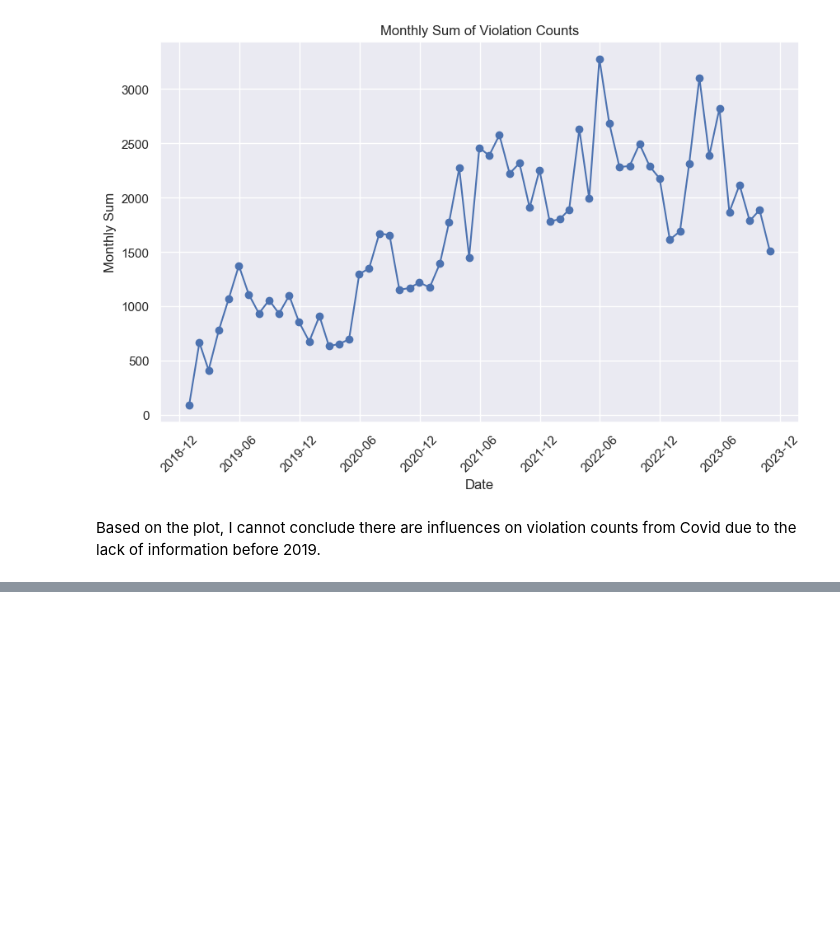
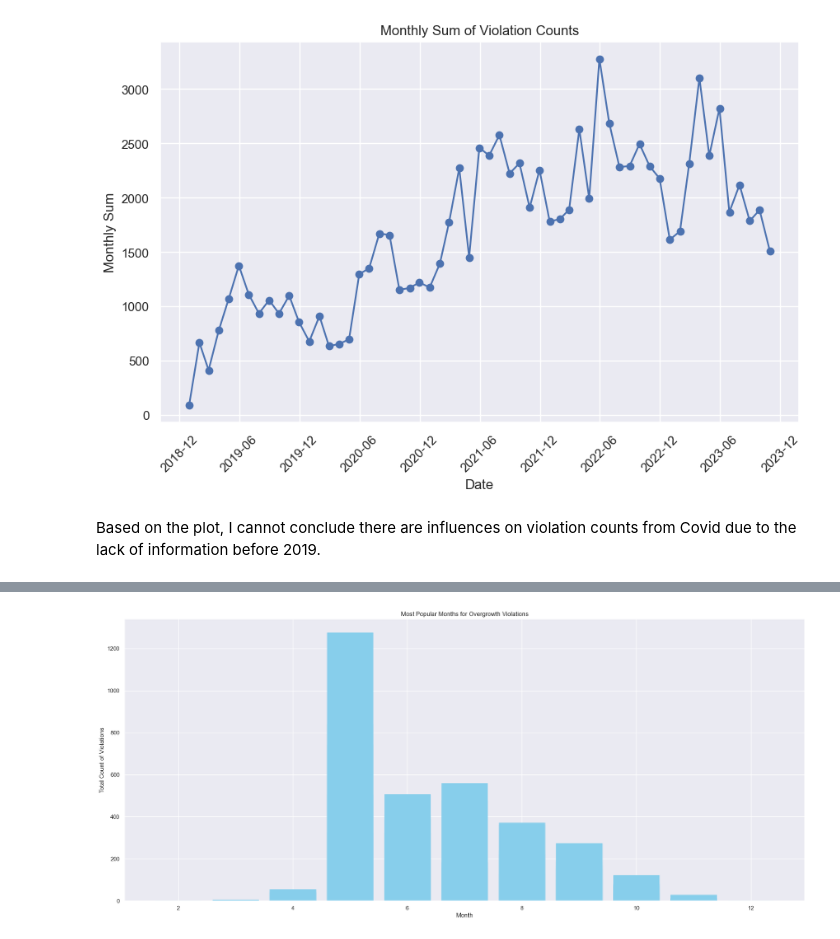
Before and after one commit to ht6631/IST_652_Project, a Jupyter notebook: ProjectAnalysis.ipynb, the cells around one changed output, grey strips where cells are left out. Drawn from its saved outputs; the diff is of its cells as text; code cells hidden in the pictures; blank space fills up the shorter version.

```diff
--- a/ProjectAnalysis.ipynb
+++ b/ProjectAnalysis.ipynb
@@ -474,0 +529,5 @@ Based on the plot, I cannot conclude there are influences on violation counts fr
+# %%
+overgrowth = by_violation[by_violation['violation name']=='Overgrowth']
+overgrowth['month'] = overgrowth['month'].dt.to_timestamp()
+overgrowth['month'] = overgrowth['month'].dt.month
+overgrowth.groupby('month').sum()
@@ -474,0 +548,8 @@ Based on the plot, I cannot conclude there are influences on violation counts fr
+# %%
+plt.bar(overgrowth['month'], overgrowth['count'], color='skyblue',edgecolor='skyblue')
+plt.title('Most Popular Months for Overgrowth Violations')
+plt.xlabel('Month')
+plt.ylabel('Total Count of Violations')
+plt.show()
+# %% [output]
+[figure, added]
```
Also changed, not shown: parts of 17 cells of this notebook, 1 other file.
